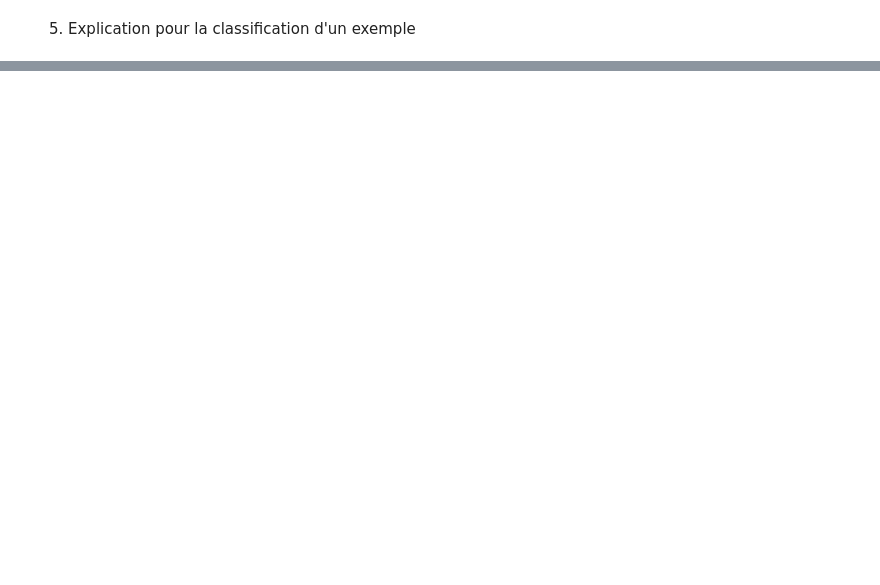
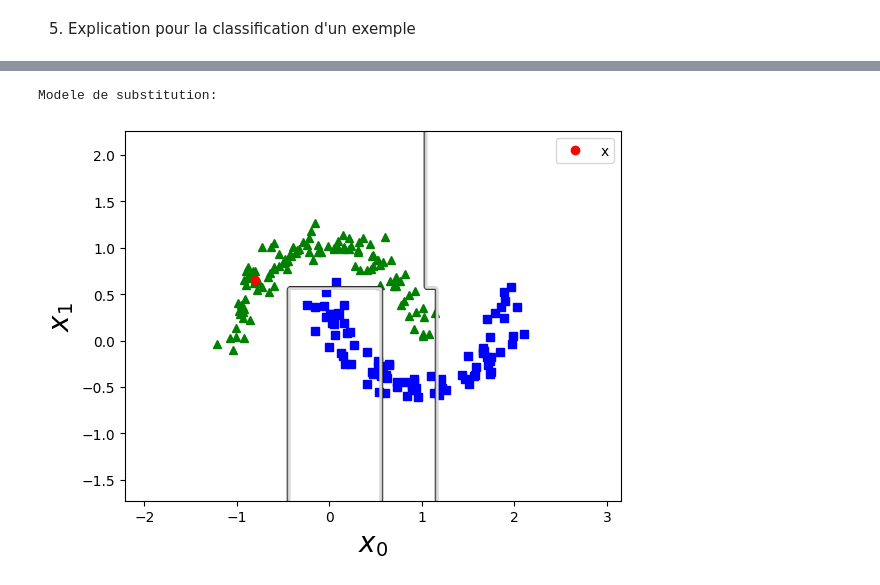
Before and after one commit to pidoux7/XAI, a Jupyter notebook: TME7/TME7.ipynb, the cells around one changed output, grey strips where cells are left out. Saved outputs shown, nothing was run; the diff lists cells and outputs as text; code cells hidden in the pictures; blank space fills up the shorter version.

```diff
--- a/TME7/TME7.ipynb
+++ b/TME7/TME7.ipynb
@@ -208,0 +464,36 @@ valeurs différentes: l'explication a 0, l'exemple a petal width (cm) <= 1.75
+# %%
+import matplotlib.pyplot as plt
+
+def affichage_list(x, X_test, y_test, classifier):
+
+    # Plot the points of X except x
+    plt.plot(X_test[:, 0][y_test==1], X_test[:, 1][y_test==1],'bs')
+    plt.plot(X_test[:, 0][y_test==0], X_test[:, 1][y_test==0], 'g^')
+
+    # Plot x
+    plt.plot(x['attributs'][0], x['attributs'][1], 'ro', label = 'x')
+
+    #frontière décision
+    h = .02
+    x_min, x_max = X[:, 0].min() - 1, X[:, 0].max() + 1
+    y_min, y_max = X[:, 1].min() - 1, X[:, 1].max() + 1
+    xx, yy = np.meshgrid(np.arange(x_min, x_max, h), np.arange(y_min, y_max, h))
+    Z = classifier.predict(np.c_[xx.ravel(), yy.ravel()])
+    Z = Z.reshape(xx.shape)
+    plt.contour(xx, yy, Z, cmap='gray')
+
+    # X contains two features, x1 and x2
+    plt.xlabel(r"$x_0$", fontsize=20)
+    plt.ylabel(r"$x_1$", fontsize=20)
+
+    # commentaires
+    plt.legend()
+
+    # Displaying the plot.
+    plt.show()
+# %%
+print('Modele de substitution: ')
+affichage_list(x, X_test, y_test, clf2)
+# %% [output]
+Modele de substitution:
+[figure, added]
```
Also changed, not shown: parts of 28 cells of this notebook, 1 other file.
